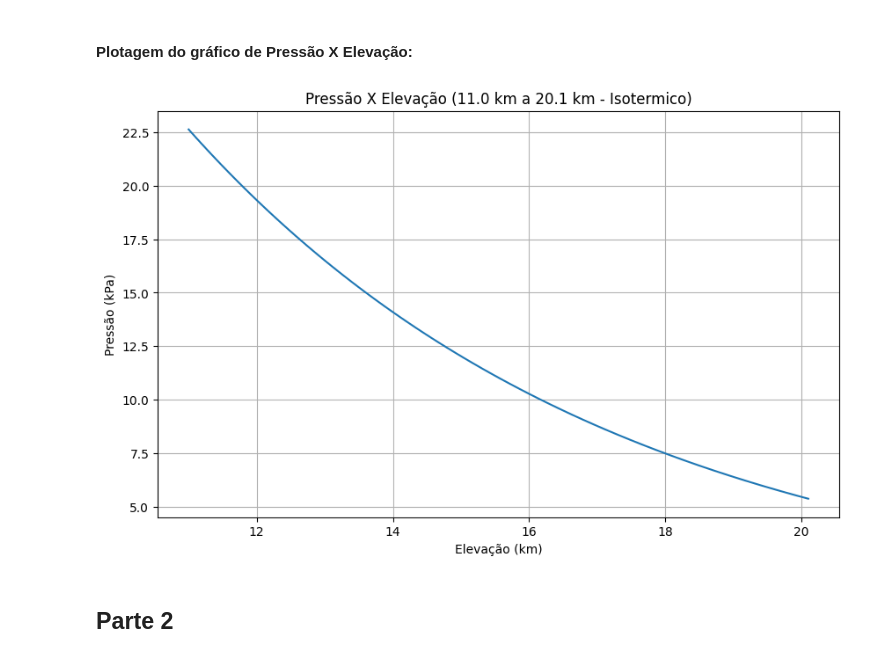
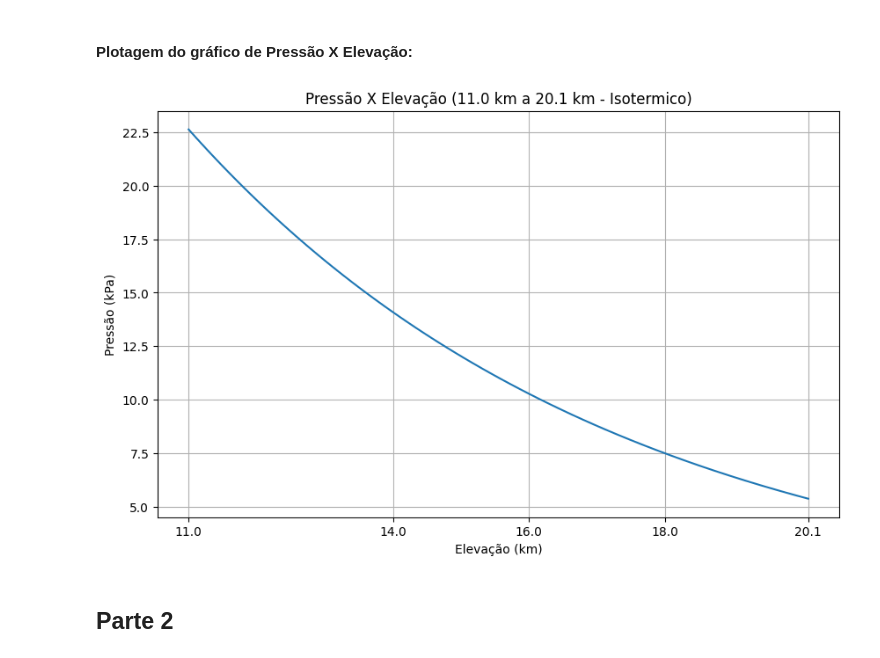
Before and after one commit to bernardo-gontijo/Ativ1-MecSolMecFlu, a Jupyter notebook: atividade1.ipynb, the cells around one changed output. Drawn from its saved outputs; the diff is of its cells as text; code cells hidden in the pictures.

```diff
--- a/atividade1.ipynb
+++ b/atividade1.ipynb
@@ -139,20 +139,21 @@ def pressao_isotermica(e, e_0, p_inicial):
 # %% [markdown]
 #### Plotagem do gráfico de Pressão X Elevação:
 # %%
-elevacoes = np.linspace(11.0, 20.1, 100)
+elevacao_11_20_1 = np.linspace(11.0, 20.1, 100)
 e_0 = 11
 
-pressao1 = pressao_isotermica(elevacoes, e_0, p_11_padrao)
+pressao_11_20_1 = pressao_isotermica(elevacao_11_20_1, e_0, p_11)
 
 plt.figure(figsize=(10, 6))
-plt.plot(elevacoes, pressao1 / 1000)
+plt.plot(elevacao_11_20_1, pressao_11_20_1 / 1000)
 plt.xlabel('Elevação (km)')
 plt.ylabel('Pressão (kPa)')
 plt.title('Pressão X Elevação (11.0 km a 20.1 km - Isotermico)')
+plt.xticks([11, 14, 16, 18, 20.1])
 plt.grid(True)
 plt.show()
 # %% [output]
-[figure, old version]
+[figure, new version]
 # %% [markdown]
 ## Parte 2
 # %% [markdown]
```
Also changed, not shown: parts of 2 cells of this notebook.
